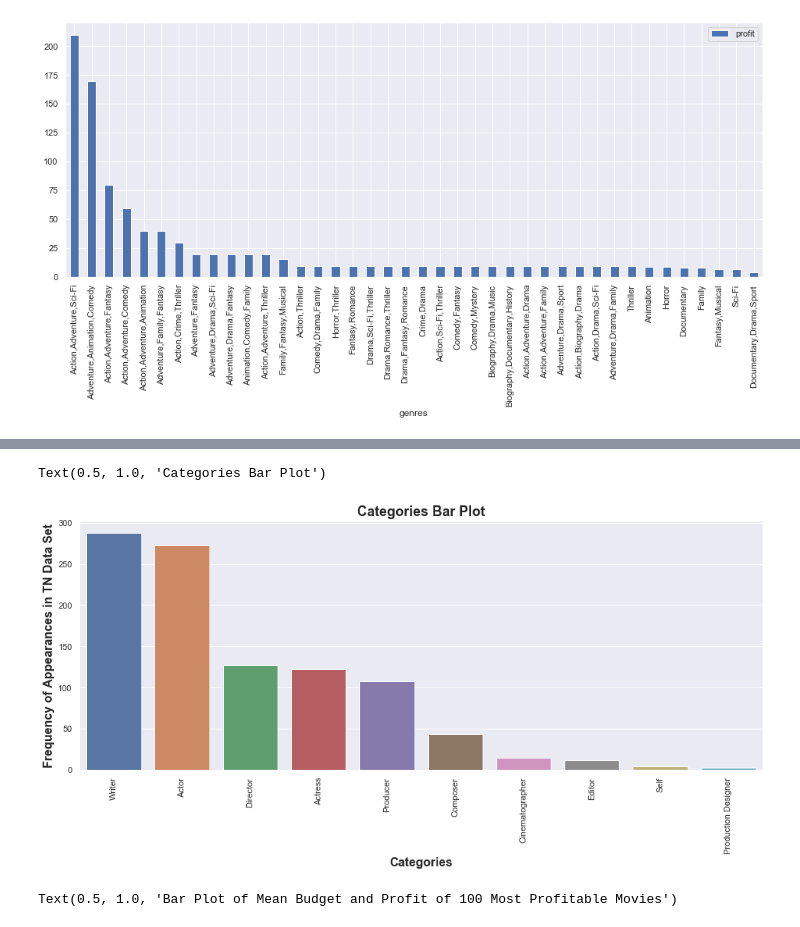
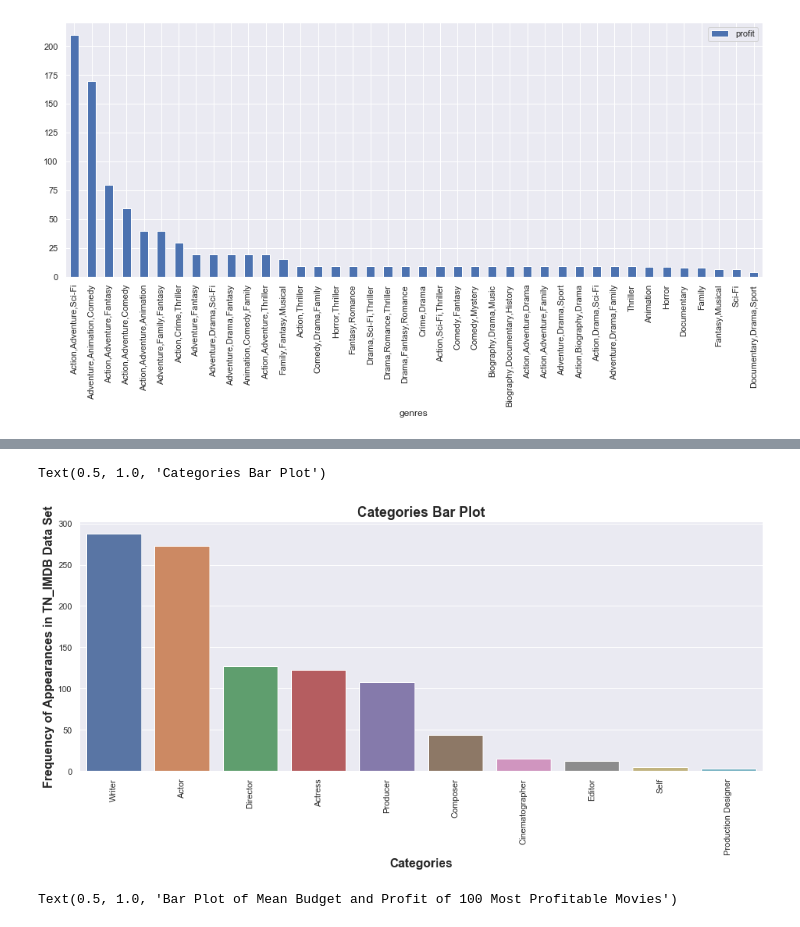
Before and after one commit to MFAP9/module1project, a Jupyter notebook: Project 1.ipynb, the cells around one changed output, grey strips where cells are left out. Cells and saved outputs as stored; diff of their text form; code cells hidden in the pictures.

```diff
--- a/Project 1.ipynb
+++ b/Project 1.ipynb
@@ -780,14 +780,14 @@ Text(0.5, 1.0, 'Genres Bar Plot')
 # %%
 #Categories Bar Plot
 plt.figure(figsize=(16,6))
 ax = sns.barplot(x=tncategorylist, y=tncategoryappslist)
 plt.xticks(rotation=90)
 plt.xlabel('Categories', fontsize=16, fontweight='bold')
-plt.ylabel('Frequency of Appearances in TN Data Set', fontsize=16, fontweight='bold')
+plt.ylabel('Frequency of Appearances in TN_IMDB Data Set', fontsize=16, fontweight='bold')
 plt.title('Categories Bar Plot', fontsize=18, fontweight='bold')
 # %% [output]
 Text(0.5, 1.0, 'Categories Bar Plot')
-[figure, old version]
+[figure, new version]
 # %%
 #created list of mean budgets and profits of most/least profitable movies for visualization purposes
 tn100meanslist = ['Mean Budget of Top 100', 'Mean Profit of Top 100']
```
Also changed, not shown: parts of 7 cells of this notebook.
